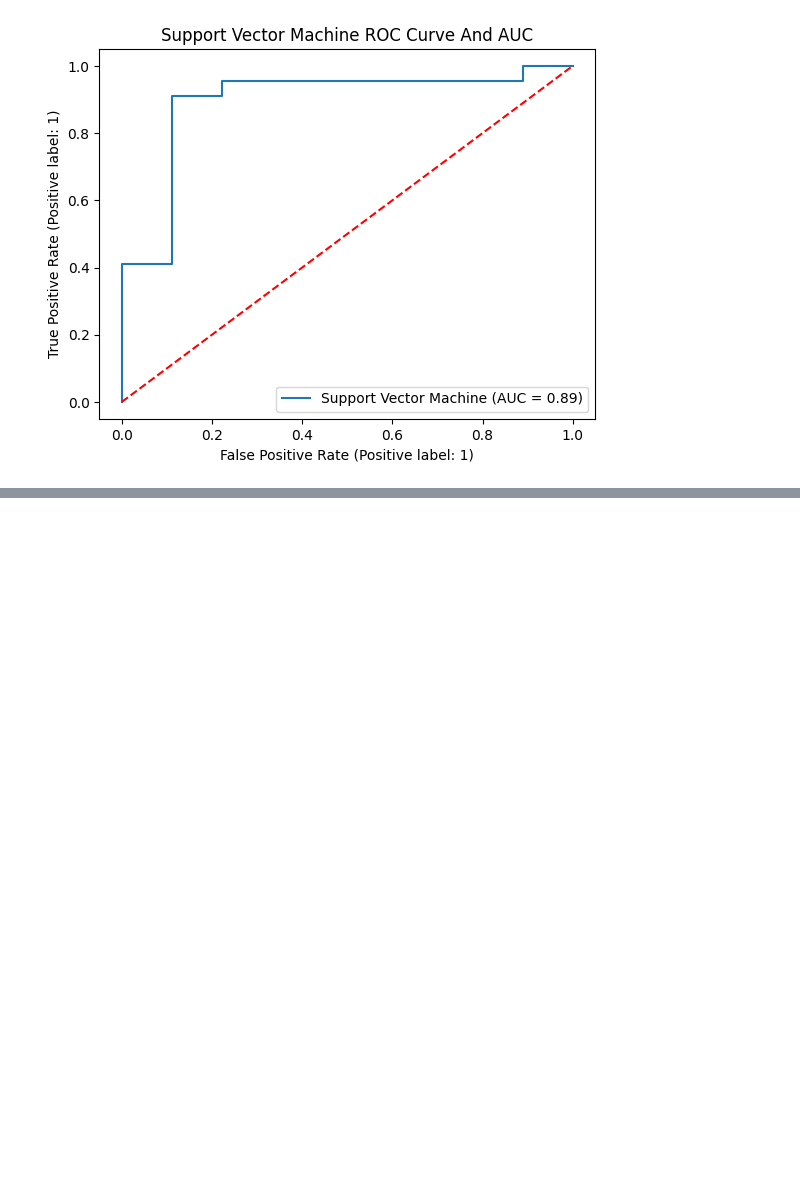
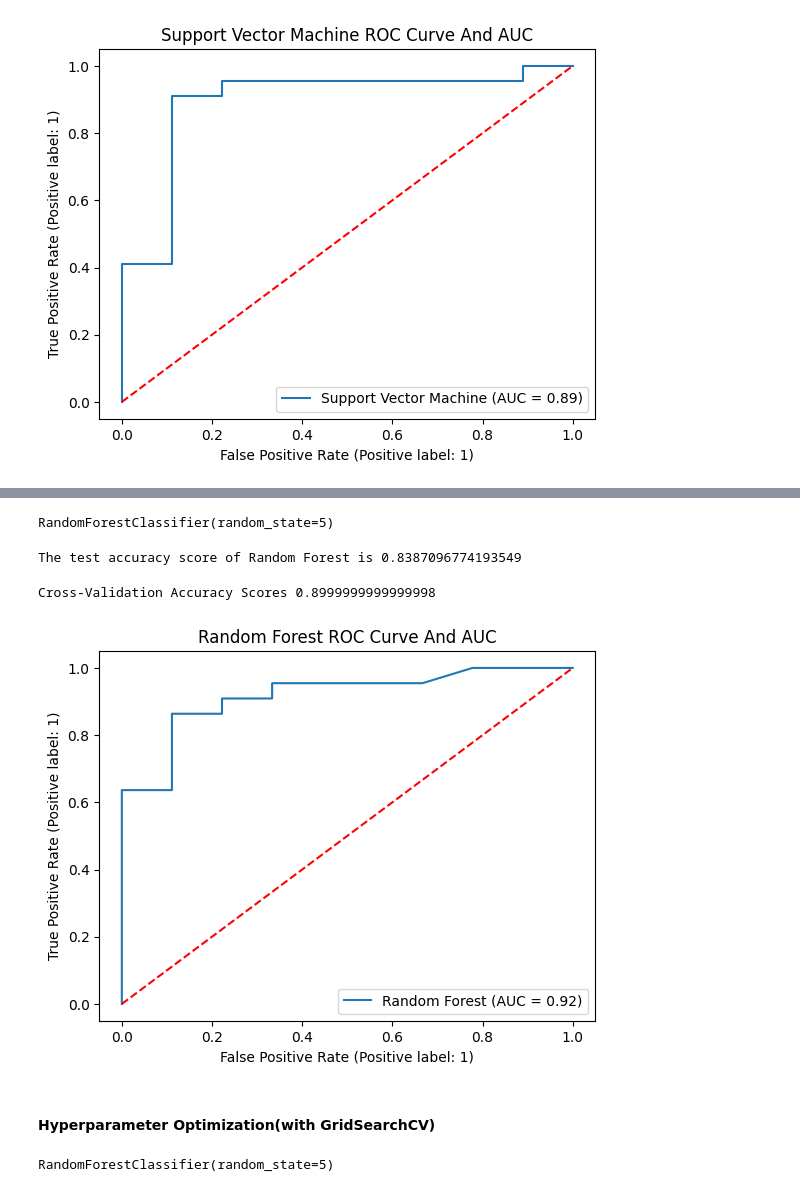
Before and after one commit to akhileshchoudary/Heart-Attack-Prediction-using-ML, a Jupyter notebook: heart-attack-prediction.ipynb, the cells around one changed output, grey strips where cells are left out. Saved outputs shown, nothing was run; the diff lists cells and outputs as text; code cells hidden in the pictures; blank space fills up the shorter version.

Commit message:
Random Forest Algorithm

```diff
--- a/heart-attack-prediction.ipynb
+++ b/heart-attack-prediction.ipynb
@@ -1461,0 +1466,6 @@ plt.show()
+# %%
+random_forest = RandomForestClassifier(random_state = 5)
+# %%
+random_forest.fit(X_train, y_train)
+# %% [output]
+RandomForestClassifier(random_state=5)
@@ -1461,0 +1474,24 @@ plt.show()
+# %%
+print("The test accuracy score of Random Forest is", accuracy_score(y_test, y_pred))
+# %% [output]
+The test accuracy score of Random Forest is 0.8387096774193549
+# %%
+scores = cross_val_score(random_forest, X_test, y_test, cv = 10)
+print("Cross-Validation Accuracy Scores", scores.mean())
+# %% [output]
+Cross-Validation Accuracy Scores 0.8999999999999998
+# %%
+RocCurveDisplay.from_estimator(random_forest, X_test, y_test, name="Random Forest")
+
+plt.title("Random Forest ROC Curve And AUC")
+plt.plot([0, 1], [0, 1], "r--")  # Random guess line
+plt.show()
+# %% [output]
+[figure, added]
+# %% [markdown]
+#### Hyperparameter Optimization(with GridSearchCV)
+# %%
+random_forest_new = RandomForestClassifier(random_state = 5)
+random_forest_new
+# %% [output]
+RandomForestClassifier(random_state=5)
```
Also changed, not shown: parts of 12 cells of this notebook.
